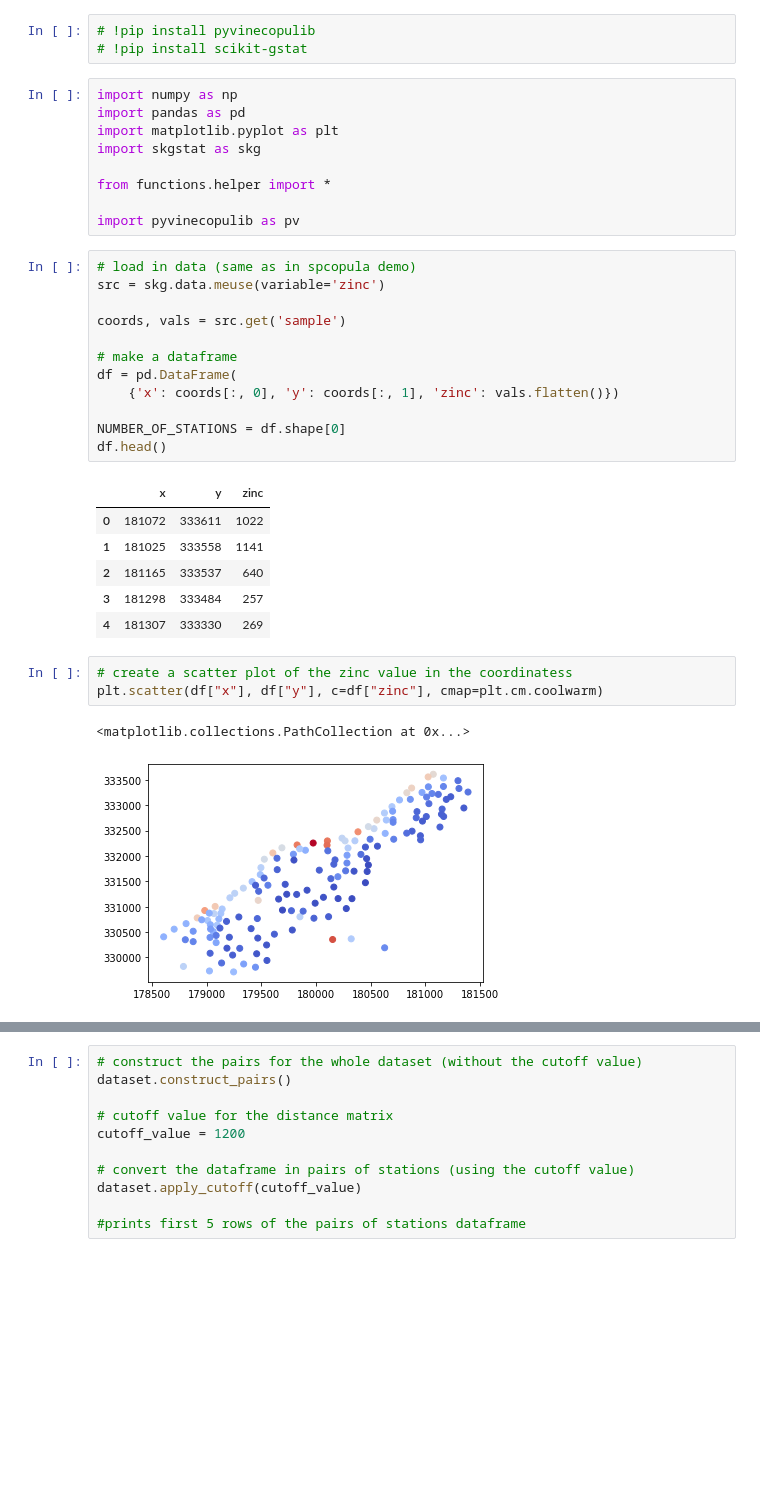
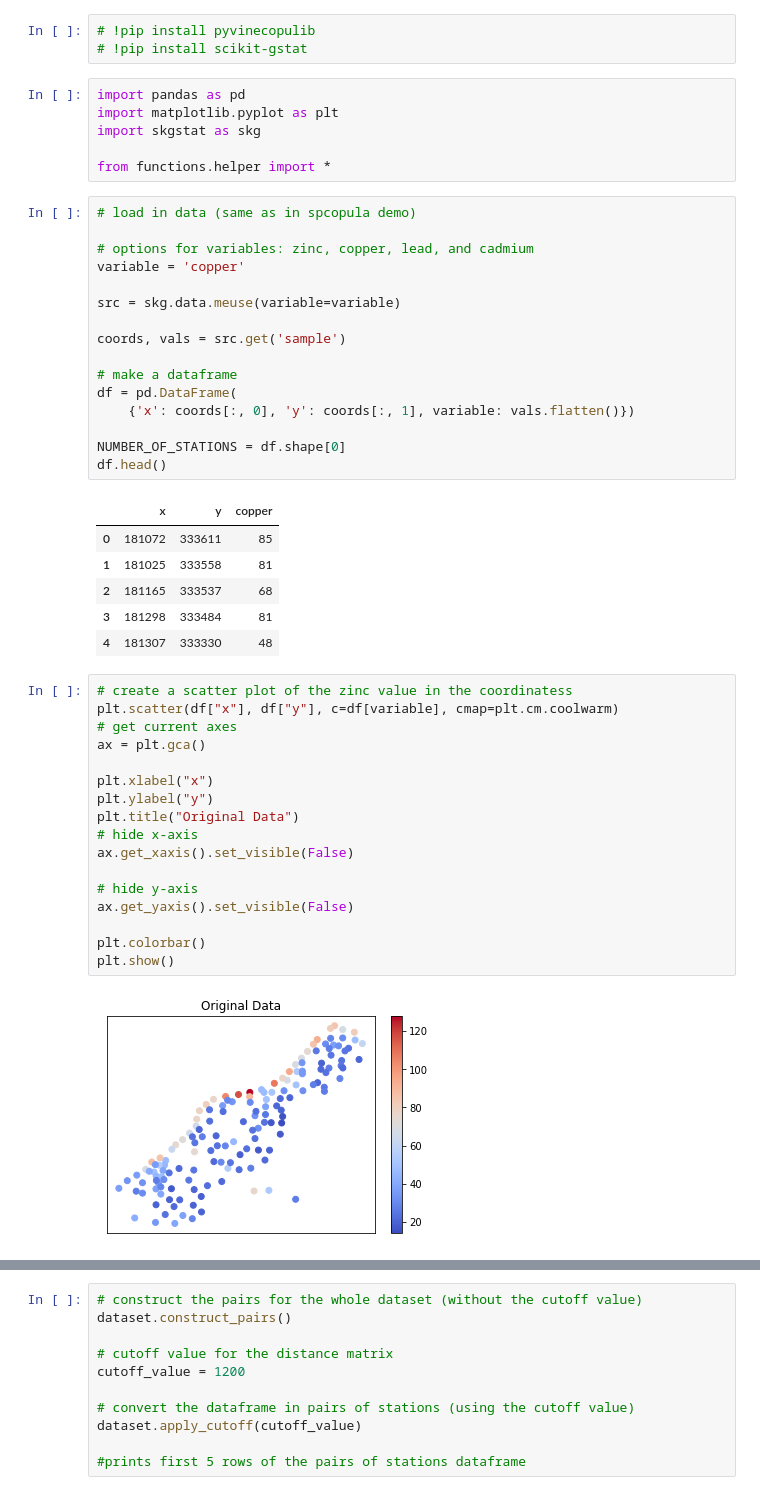
Before and after one commit to SSolarski/spatialvinecopula, a Jupyter notebook: Spatial_Vine_Copulas.ipynb, the cells around one changed output, grey strips where cells are left out. Cells and saved outputs as stored; diff of their text form; blank space fills up the shorter version.

Commit message:
add option to change variable

```diff
--- a/Spatial_Vine_Copulas.ipynb
+++ b/Spatial_Vine_Copulas.ipynb
@@ -2,38 +2,52 @@
 # !pip install pyvinecopulib
 # !pip install scikit-gstat
 # %%
-import numpy as np
 import pandas as pd
 import matplotlib.pyplot as plt
 import skgstat as skg
 
 from functions.helper import *
-
-import pyvinecopulib as pv
 # %%
 # load in data (same as in spcopula demo)
-src = skg.data.meuse(variable='zinc')
+
+# options for variables: zinc, copper, lead, and cadmium
+variable = 'copper'
+
+src = skg.data.meuse(variable=variable)
 
 coords, vals = src.get('sample')
 
 # make a dataframe
 df = pd.DataFrame(
-    {'x': coords[:, 0], 'y': coords[:, 1], 'zinc': vals.flatten()})
+    {'x': coords[:, 0], 'y': coords[:, 1], variable: vals.flatten()})
 
 NUMBER_OF_STATIONS = df.shape[0]
 df.head()
 # %% [output]
-|  | x | y | zinc |
-| 0 | 181072 | 333611 | 1022 |
-| 1 | 181025 | 333558 | 1141 |
-| 2 | 181165 | 333537 | 640 |
-| 3 | 181298 | 333484 | 257 |
-| 4 | 181307 | 333330 | 269 |
+|  | x | y | copper |
+| 0 | 181072 | 333611 | 85 |
+| 1 | 181025 | 333558 | 81 |
+| 2 | 181165 | 333537 | 68 |
+| 3 | 181298 | 333484 | 81 |
+| 4 | 181307 | 333330 | 48 |
 # %%
 # create a scatter plot of the zinc value in the coordinatess
-plt.scatter(df["x"], df["y"], c=df["zinc"], cmap=plt.cm.coolwarm)
+plt.scatter(df["x"], df["y"], c=df[variable], cmap=plt.cm.coolwarm)
+# get current axes
+ax = plt.gca()
+
+plt.xlabel("x")
+plt.ylabel("y")
+plt.title("Original Data")
+# hide x-axis
+ax.get_xaxis().set_visible(False)
+
+# hide y-axis
+ax.get_yaxis().set_visible(False)
+
+plt.colorbar()
+plt.show()
 # %% [output]
-<matplotlib.collections.PathCollection at 0x...>
-[figure, old version]
+[figure, new version]
 # %%
 # initialize the DataSet class with df and variable
```
Also changed, not shown: parts of 10 cells of this notebook, 2 other files.
